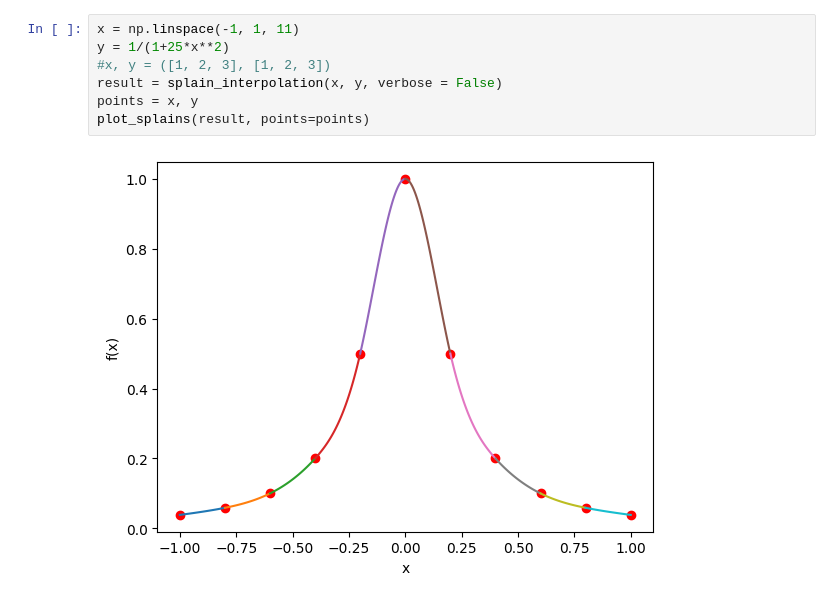
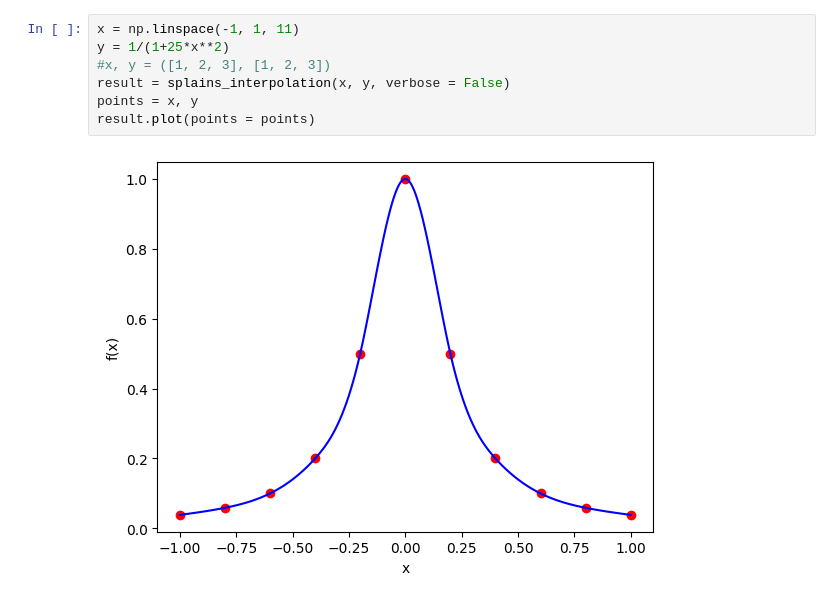
Before and after one commit to zdzichumis/Numeryczna-Algebra-Liniowa, a Jupyter notebook: Interpolacja.ipynb, the cells around one changed output. Cells and saved outputs as stored; diff of their text form.

```diff
--- a/Interpolacja.ipynb
+++ b/Interpolacja.ipynb
@@ -145,9 +283,9 @@ def plot_splains(splains, n = 1000, points = None):
 # %%
 x = np.linspace(-1, 1, 11)
 y = 1/(1+25*x**2)
 #x, y = ([1, 2, 3], [1, 2, 3])
-result = splain_interpolation(x, y, verbose = False)
+result = splains_interpolation(x, y, verbose = False)
 points = x, y
-plot_splains(result, points=points)
+result.plot(points = points)
 # %% [output]
-[figure, old version]
+[figure, new version]
```
Also changed, not shown: parts of 10 cells of this notebook.
